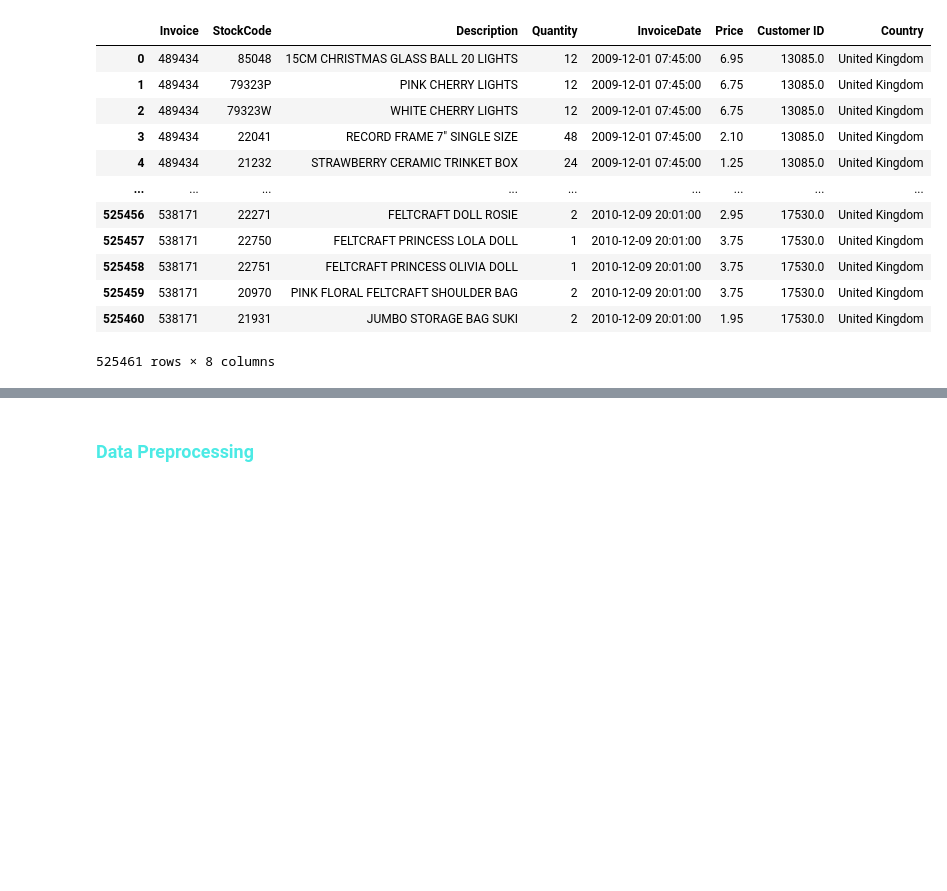
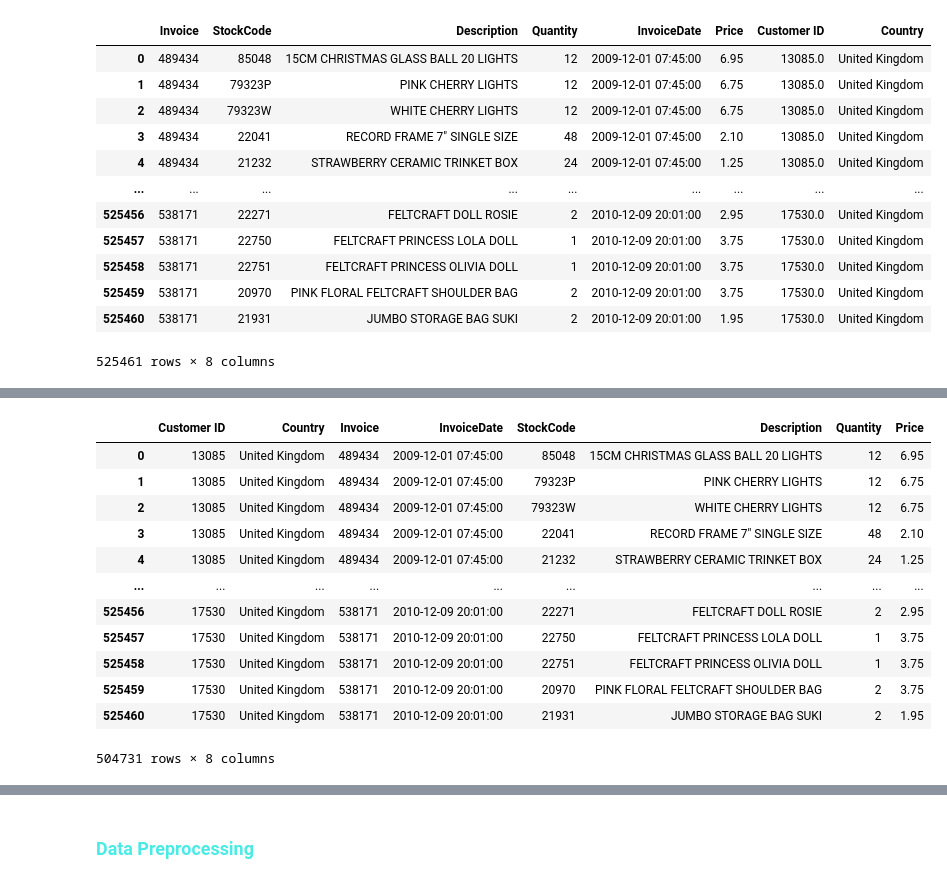
Before and after one commit to afbudiman/ML-Notebook, a Jupyter notebook: customer_segmentation.ipynb, the cells around one changed output, grey strips where cells are left out. Drawn from its saved outputs; the diff is of its cells as text; code cells hidden in the pictures; blank space fills up the shorter version.

```diff
--- a/customer_segmentation.ipynb
+++ b/customer_segmentation.ipynb
@@ -452,0 +175,21 @@ sns.distplot(df6['Recency'])
+# %%
+# remove values that below or equal zero
+df = df[df['Price']>0]
+# %%
+# reset the dataframe's column order
+df = df[['Customer ID', 'Country', 'Invoice', 'InvoiceDate', 'StockCode', 'Description', 'Quantity', 'Price']]
+df
+# %% [output]
+|  | Customer ID | Country | Invoice | InvoiceDate | StockCode | Description | Quantity | Price |
+| 0 | 13085 | United Kingdom | 489434 | 2009-12-01 07:45:00 | 85048 | 15CM CHRISTMAS GLASS BALL 20 LIGHTS | 12 | 6.95 |
+| 1 | 13085 | United Kingdom | 489434 | 2009-12-01 07:45:00 | 79323P | PINK CHERRY LIGHTS | 12 | 6.75 |
+| 2 | 13085 | United Kingdom | 489434 | 2009-12-01 07:45:00 | 79323W | WHITE CHERRY LIGHTS | 12 | 6.75 |
+| 3 | 13085 | United Kingdom | 489434 | 2009-12-01 07:45:00 | 22041 | RECORD FRAME 7" SINGLE SIZE | 48 | 2.10 |
+| 4 | 13085 | United Kingdom | 489434 | 2009-12-01 07:45:00 | 21232 | STRAWBERRY CERAMIC TRINKET BOX | 24 | 1.25 |
+| ... | ... | ... | ... | ... | ... | ... | ... | ... |
+| 525456 | 17530 | United Kingdom | 538171 | 2010-12-09 20:01:00 | 22271 | FELTCRAFT DOLL ROSIE | 2 | 2.95 |
+| 525457 | 17530 | United Kingdom | 538171 | 2010-12-09 20:01:00 | 22750 | FELTCRAFT PRINCESS LOLA DOLL | 1 | 3.75 |
+| 525458 | 17530 | United Kingdom | 538171 | 2010-12-09 20:01:00 | 22751 | FELTCRAFT PRINCESS OLIVIA DOLL | 1 | 3.75 |
+| 525459 | 17530 | United Kingdom | 538171 | 2010-12-09 20:01:00 | 20970 | PINK FLORAL FELTCRAFT SHOULDER BAG | 2 | 3.75 |
+| 525460 | 17530 | United Kingdom | 538171 | 2010-12-09 20:01:00 | 21931 | JUMBO STORAGE BAG SUKI | 2 | 1.95 |
+504731 rows × 8 columns
```
Also changed, not shown: parts of 81 cells of this notebook.
